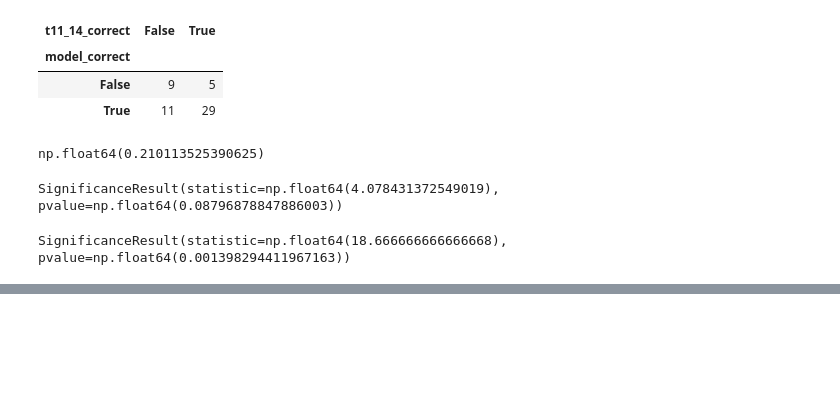
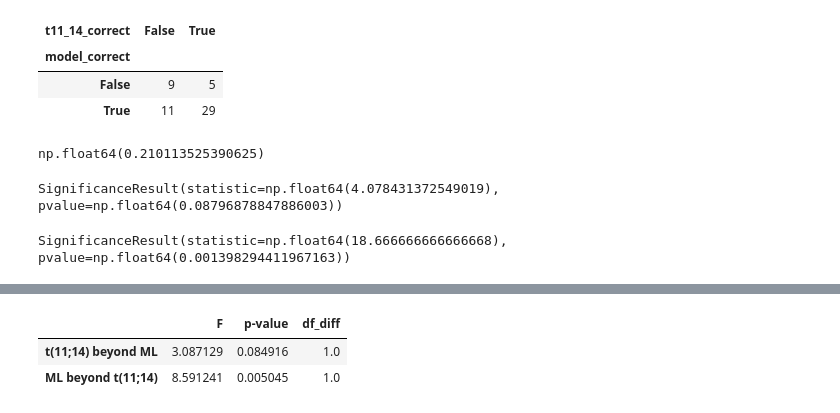
Before and after one commit to braemp4/venetoclax-project, a Jupyter notebook: scripts/notebooks/compare_best_model_with_t11_14.ipynb, the cells around one changed output, grey strips where cells are left out. Cells and saved outputs as stored; diff of their text form; code cells hidden in the pictures; blank space fills up the shorter version.

```diff
--- a/scripts/notebooks/compare_best_model_with_t11_14.ipynb
+++ b/scripts/notebooks/compare_best_model_with_t11_14.ipynb
@@ -158,0 +131,8 @@ Text(0.5, 1.0, 'Multivariable Regression Coefficeints for Drug Response (AUC)')
+# %%
+# Does ML probability add anything beyond t(11;14)? (model_3 vs model_1)
+
+pd.DataFrame({"t(11;14) beyond ML": model_3.compare_f_test(model_2), "ML beyond t(11;14)": model_3.compare_f_test(model_1)}, index=["F", "p-value", "df_diff"]).T
+# %% [output]
+|  | F | p-value | df_diff |
+| t(11;14) beyond ML | 3.087129 | 0.084916 | 1.0 |
+| ML beyond t(11;14) | 8.591241 | 0.005045 | 1.0 |
```
Also changed, not shown: parts of 11 cells of this notebook, 5 other files.
